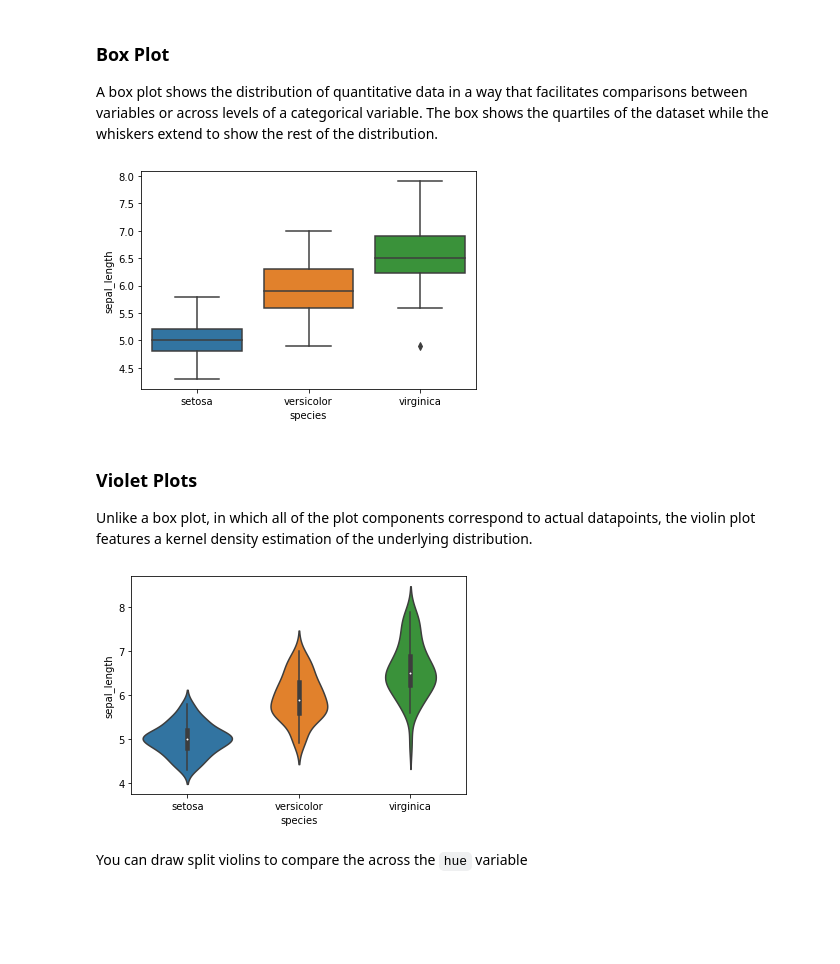
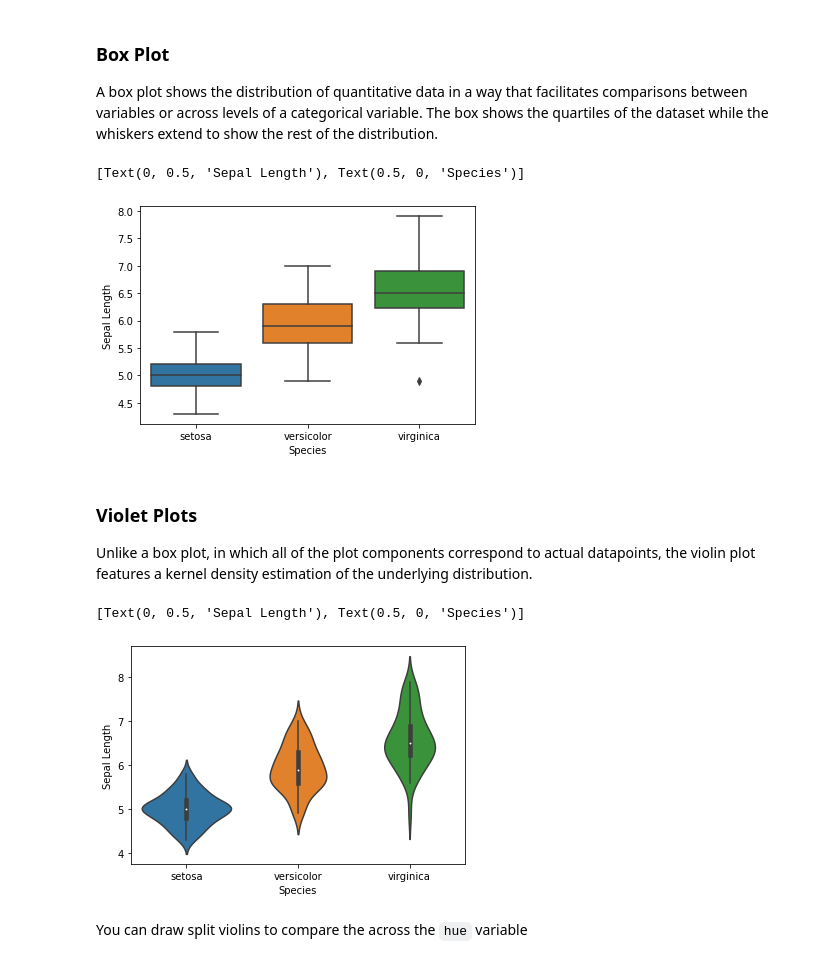
Before and after one commit to shaneahmed/StatswithPython, a Jupyter notebook: 03-DataVisualisation.ipynb, the cells around one changed output. Cells and saved outputs as stored; diff of their text form; code cells hidden in the pictures; blank space fills up the shorter version.

```diff
--- a/03-DataVisualisation.ipynb
+++ b/03-DataVisualisation.ipynb
@@ -118,15 +121,19 @@ ax.set(xlabel='Sepal Length', ylabel='Proportion')
 A box plot shows the distribution of quantitative data in a way that facilitates comparisons between variables or across levels of a categorical variable. The box shows the quartiles of the dataset while the whiskers extend to show the rest of the distribution.
 # %%
 ax = sns.boxplot(x="species", y="sepal_length", data=iris)
+_ = ax.set(ylabel='Sepal Length', xlabel='Species')
 # %% [output]
+[Text(0, 0.5, 'Sepal Length'), Text(0.5, 0, 'Species')]
-[figure, old version]
+[figure, new version]
 # %% [markdown]
 ### Violet Plots
 Unlike a box plot, in which all of the plot components correspond to actual datapoints, the violin plot features a kernel density estimation of the underlying distribution.
 # %%
 ax = sns.violinplot(x="species", y="sepal_length", data=iris)
+_ = ax.set(ylabel='Sepal Length', xlabel='Species')
 # %% [output]
+[Text(0, 0.5, 'Sepal Length'), Text(0.5, 0, 'Species')]
-[figure, old version]
+[figure, new version]
 # %% [markdown]
 You can draw split violins to compare the across the `hue` variable
 # %%
```
Also changed, not shown: parts of 19 cells of this notebook.
